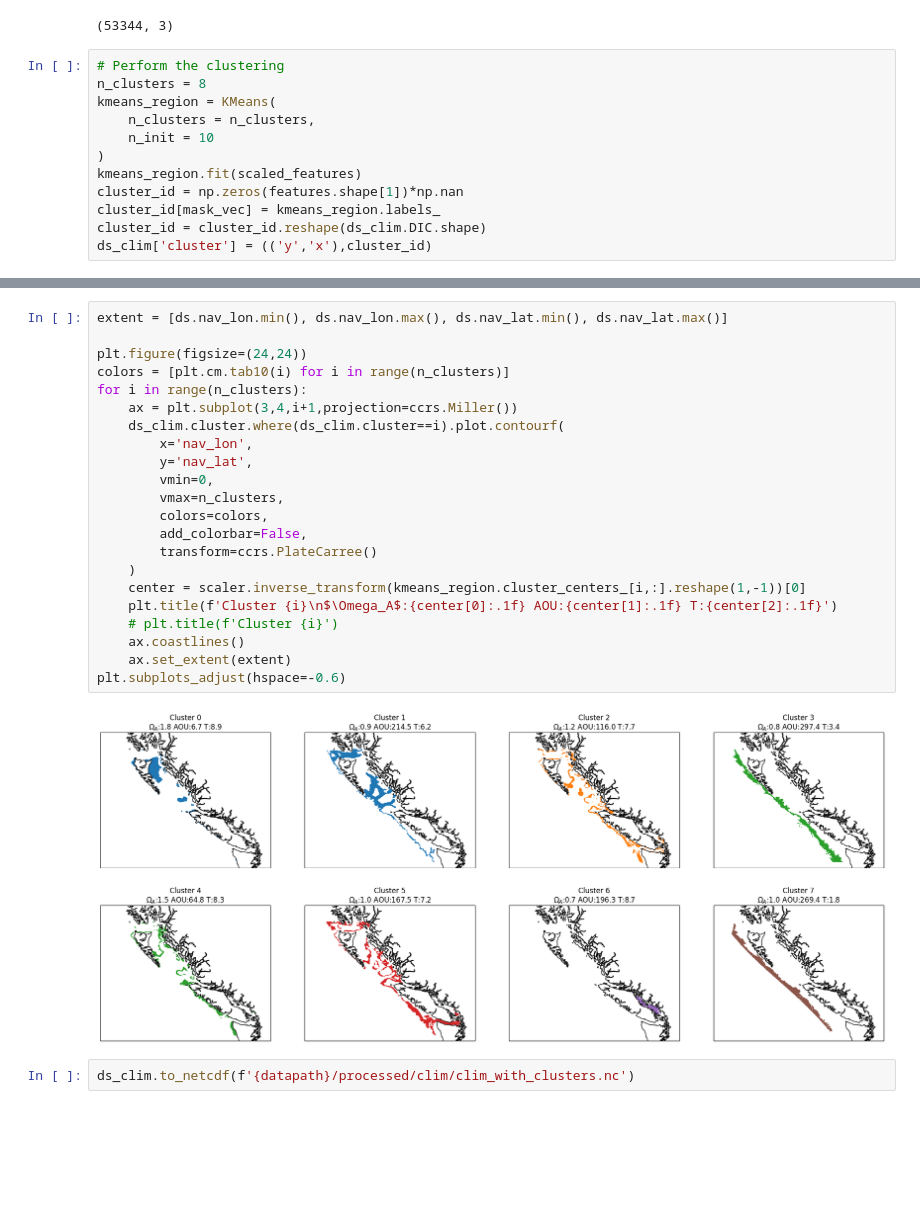
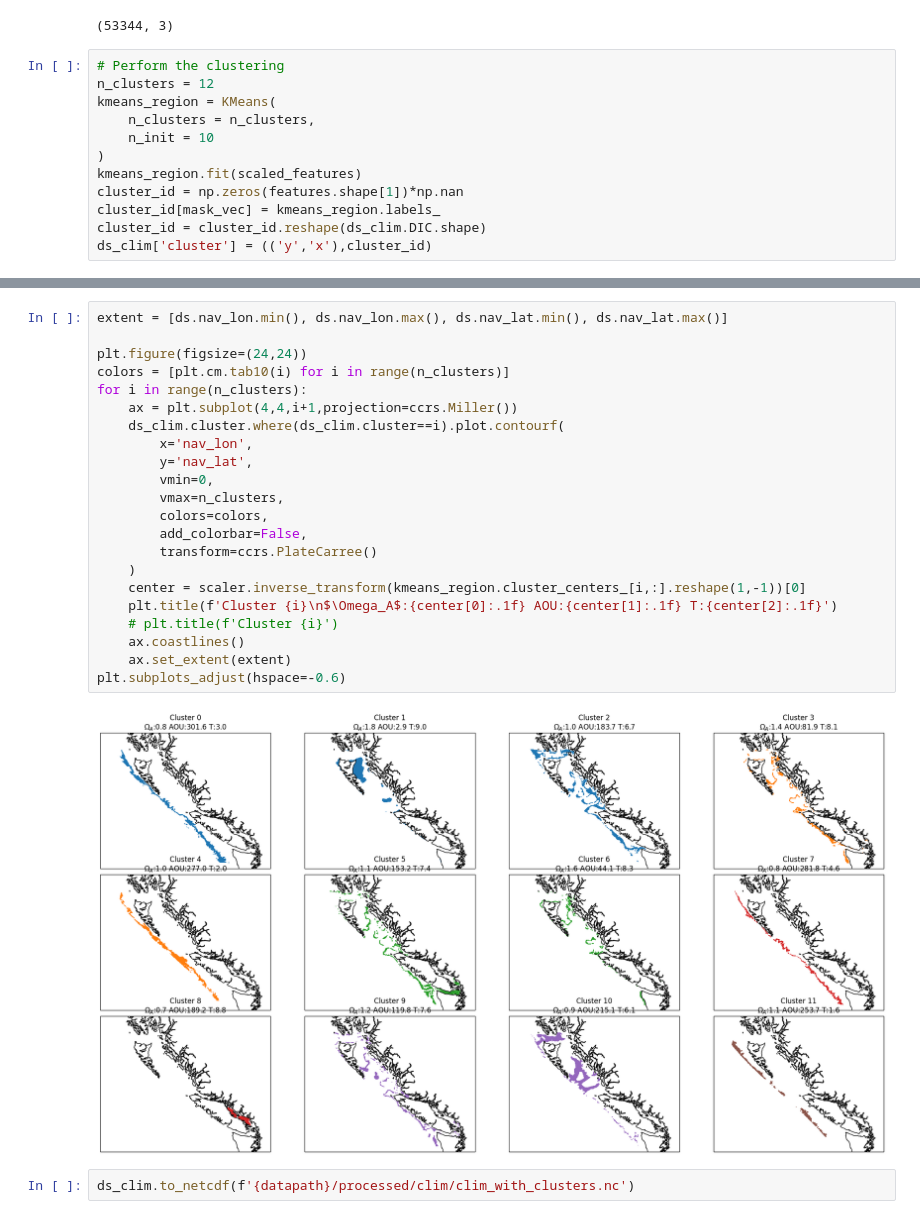
Before and after one commit to ashao/NEP36_cluster_analysis, a Jupyter notebook: calculate_clusters.ipynb, the cells around one changed output, grey strips where cells are left out. Cells and saved outputs as stored; diff of their text form; blank space fills up the shorter version.

```diff
--- a/calculate_clusters.ipynb
+++ b/calculate_clusters.ipynb
@@ -85,7 +76,7 @@ scaled_features.shape
 (53344, 3)
 # %%
 # Perform the clustering
-n_clusters = 8
+n_clusters = 12
 kmeans_region = KMeans(
     n_clusters = n_clusters,
     n_init = 10
@@ -118,27 +109,27 @@ Data variables:
 # %%
 extent = [ds.nav_lon.min(), ds.nav_lon.max(), ds.nav_lat.min(), ds.nav_lat.max()]
 
 plt.figure(figsize=(24,24))
 colors = [plt.cm.tab10(i) for i in range(n_clusters)]
 for i in range(n_clusters):
-    ax = plt.subplot(3,4,i+1,projection=ccrs.Miller())
+    ax = plt.subplot(4,4,i+1,projection=ccrs.Miller())
     ds_clim.cluster.where(ds_clim.cluster==i).plot.contourf(
         x='nav_lon',
         y='nav_lat',
         vmin=0,
         vmax=n_clusters,
         colors=colors,
         add_colorbar=False,
         transform=ccrs.PlateCarree()
     )
     center = scaler.inverse_transform(kmeans_region.cluster_centers_[i,:].reshape(1,-1))[0]
     plt.title(f'Cluster {i}\n$\Omega_A$:{center[0]:.1f} AOU:{center[1]:.1f} T:{center[2]:.1f}')
     # plt.title(f'Cluster {i}')
     ax.coastlines()
     ax.set_extent(extent)
 plt.subplots_adjust(hspace=-0.6)
 # %% [output]
-[figure, old version]
+[figure, new version]
 # %%
 ds_clim.to_netcdf(f'{datapath}/processed/clim/clim_with_clusters.nc')
 # %%
```
Also changed, not shown: parts of 5 cells of this notebook, 5 other files.
